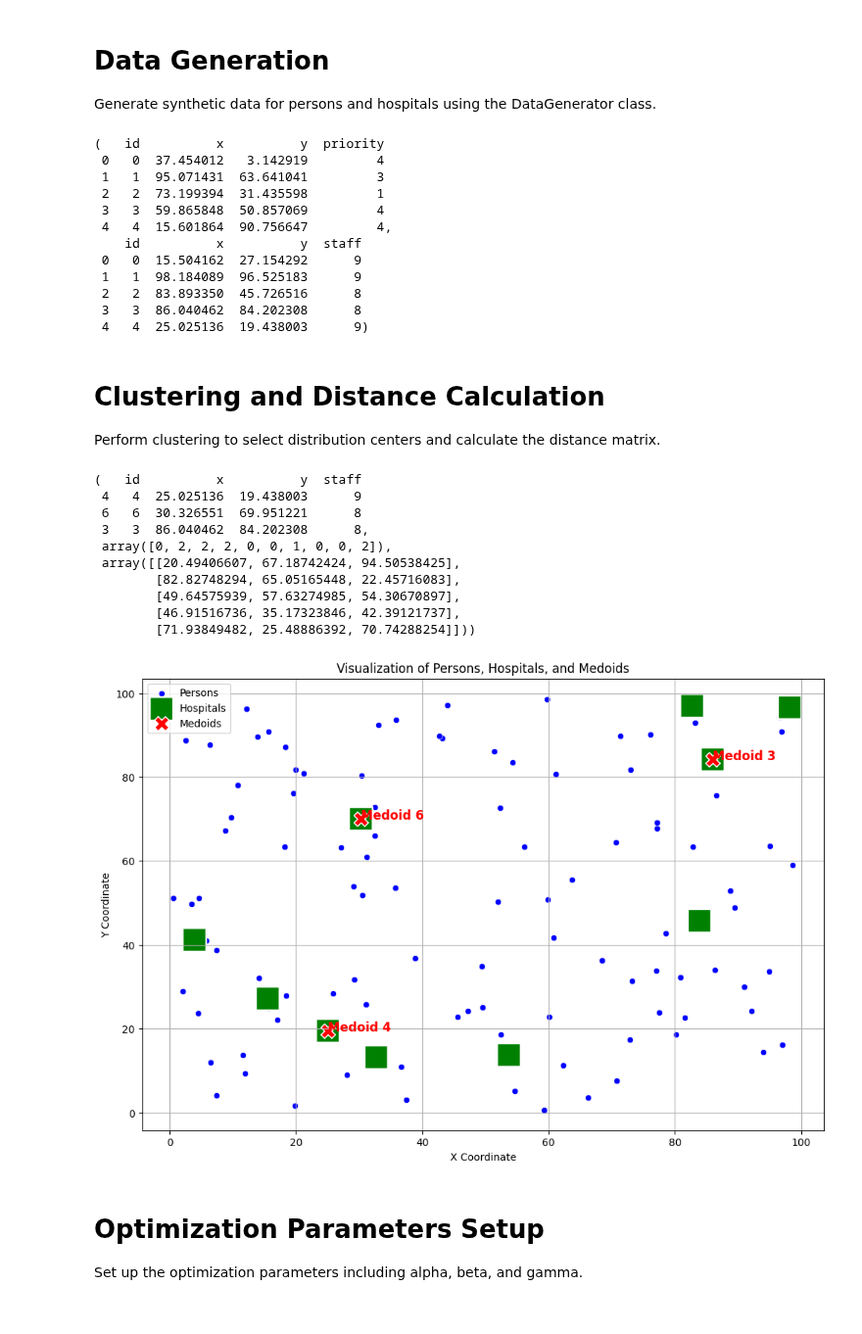
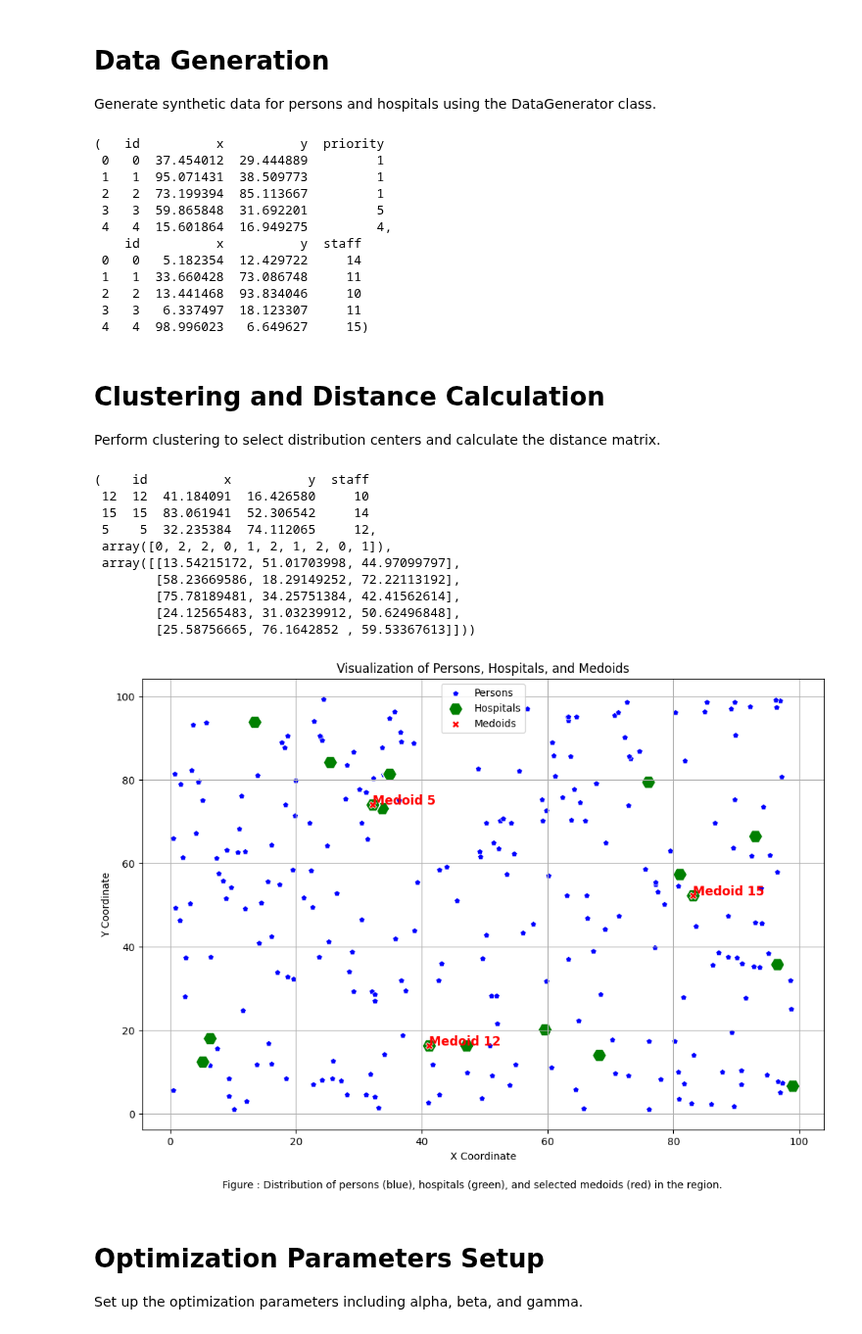
Before and after one commit to devshafi/covid-vaccine-optimizer, a Jupyter notebook: assignment/src/covid-vaccine-assign.ipynb, the cells around one changed output. Shown at 98% size. Cells and saved outputs as stored; diff of their text form; code cells hidden in the pictures.

```diff
--- a/assignment/src/covid-vaccine-assign.ipynb
+++ b/assignment/src/covid-vaccine-assign.ipynb
@@ -36,30 +36,32 @@ class DataGenerator:
             'id': range(self.n_hospitals),
             'x': np.random.uniform(0, 100, self.n_hospitals),
             'y': np.random.uniform(0, 100, self.n_hospitals),
-            'staff': np.random.randint(8, 10, self.n_hospitals)  # 3-7 staff per hospital
+            'staff': np.random.randint(10, 16, self.n_hospitals)  # 10-15 staff per hospital
         })
 
         return persons, hospitals
 
 # Example usage
-data_gen = DataGenerator(n_persons=100, n_hospitals=10, n_vaccines=60)
+# data_gen = DataGenerator(n_persons=100, n_hospitals=8, n_vaccines=80) # 100 persons, 8 hospitals, 80 vaccines
+# data_gen = DataGenerator(n_persons=150, n_hospitals=13, n_vaccines=100) # 150 persons, 12 hospitals, 100 vaccines
+data_gen = DataGenerator(n_persons=250, n_hospitals=17, n_vaccines=180) # 200 persons, 15 hospitals, 150 vaccines
 persons, hospitals = data_gen.generate()
 
 # Display the generated data
 persons.head(), hospitals.head()
 # %% [output]
 (   id          x          y  priority
- 0   0  37.454012   3.142919         4
- 1   1  95.071431  63.641041         3
- 2   2  73.199394  31.435598         1
- 3   3  59.865848  50.857069         4
- 4   4  15.601864  90.756647         4,
+ 0   0  37.454012  29.444889         1
+ 1   1  95.071431  38.509773         1
+ 2   2  73.199394  85.113667         1
+ 3   3  59.865848  31.692201         5
+ 4   4  15.601864  16.949275         4,
     id          x          y  staff
- 0   0  15.504162  27.154292      9
- 1   1  98.184089  96.525183      9
- 2   2  83.893350  45.726516      8
- 3   3  86.040462  84.202308      8
- 4   4  25.025136  19.438003      9)
+ 0   0   5.182354  12.429722     14
+ 1   1  33.660428  73.086748     11
+ 2   2  13.441468  93.834046     10
+ 3   3   6.337497  18.123307     11
+ 4   4  98.996023   6.649627     15)
 # %% [markdown]
 # Clustering and Distance Calculation
 Perform clustering to select distribution centers and calculate the distance matrix.
@@ -114,48 +116,54 @@ distances = clustering.get_distance_matrix(persons, centers)
 # Display the clustering results and distance matrix
 centers.head(), labels[:10], distances[:5, :5]
 # %% [output]
-(   id          x          y  staff
- 4   4  25.025136  19.438003      9
- 6   6  30.326551  69.951221      8
- 3   3  86.040462  84.202308      8,
- array([0, 2, 2, 2, 0, 0, 1, 0, 0, 2]),
- array([[20.49406607, 67.18742424, 94.50538425],
-        [82.82748294, 65.05165448, 22.45716083],
-        [49.64575939, 57.63274985, 54.30670897],
-        [46.91516736, 35.17323846, 42.39121737],
-        [71.93849482, 25.48886392, 70.74288254]]))
+(    id          x          y  staff
+ 12  12  41.184091  16.426580     10
+ 15  15  83.061941  52.306542     14
+ 5    5  32.235384  74.112065     12,
+ array([0, 2, 2, 0, 1, 2, 1, 2, 0, 1]),
+ array([[13.54215172, 51.01703998, 44.97099797],
+        [58.23669586, 18.29149252, 72.22113192],
+        [75.78189481, 34.25751384, 42.41562614],
+        [24.12565483, 31.03239912, 50.62496848],
+        [25.58756665, 76.1642852 , 59.53367613]]))
 # %%
 import matplotlib.pyplot as plt
 import seaborn as sns
 
 # Plot the data
 def plot_medoids(persons: pd.DataFrame, hospitals: pd.DataFrame, centers: pd.DataFrame, labels: np.ndarray):
     plt.figure(figsize=(12, 8))
 
     # Plot persons
-    sns.scatterplot(x='x', y='y', data=persons, label='Persons', marker='o', color='blue')
+    sns.scatterplot(x='x', y='y', data=persons, label='Persons', marker='p', color='blue')
 
     # Plot hospitals
-    sns.scatterplot(x='x', y='y', data=hospitals, label='Hospitals', marker='s', color='green', s=500)
+    sns.scatterplot(x='x', y='y', data=hospitals, label='Hospitals', marker='H', color='green', s=200)
 
     # Plot medoids (distribution centers)
-    sns.scatterplot(x='x', y='y', data=centers, label='Medoids', marker='X', color='red', s=200)
+    sns.scatterplot(x='x', y='y', data=centers, label='Medoids', marker='X', color='red', s=50)
 
     # Annotate medoids
     for i, center in centers.iterrows():
         plt.text(center['x'], center['y'], f'Medoid {i}', fontsize=12, weight='bold', color='red')
 
     plt.xlabel('X Coordinate')
     plt.ylabel('Y Coordinate')
     plt.title('Visualization of Persons, Hospitals, and Medoids')
     plt.legend()
     plt.grid(True)
+       # Add caption below the plot
+    plt.figtext(0.5, 0.01,
+                'Figure : Distribution of persons (blue), hospitals (green), and selected medoids (red) in the region.',
+                wrap=True,
+                horizontalalignment='center',
+                fontsize=10)
     plt.show()
 
 # Example usage
 plot_medoids(persons, hospitals, centers, labels)
 # %% [output]
-[figure, old version]
+[figure, new version]
 # %% [markdown]
 # Optimization Parameters Setup
 Set up the optimization parameters including alpha, beta, and gamma.
```
Also changed, not shown: parts of 9 cells of this notebook, 22 other files.
